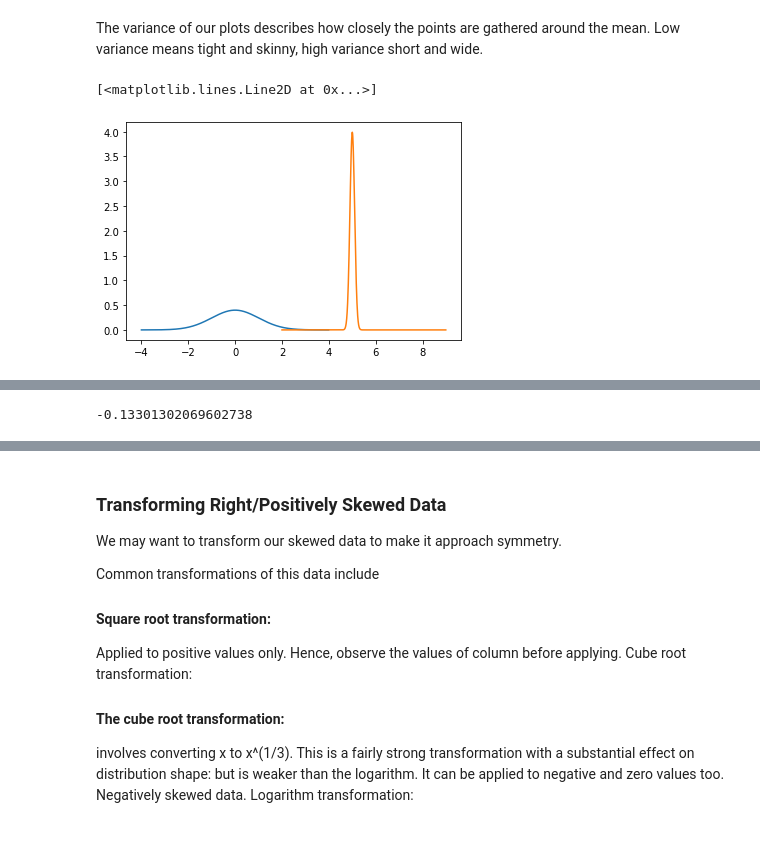
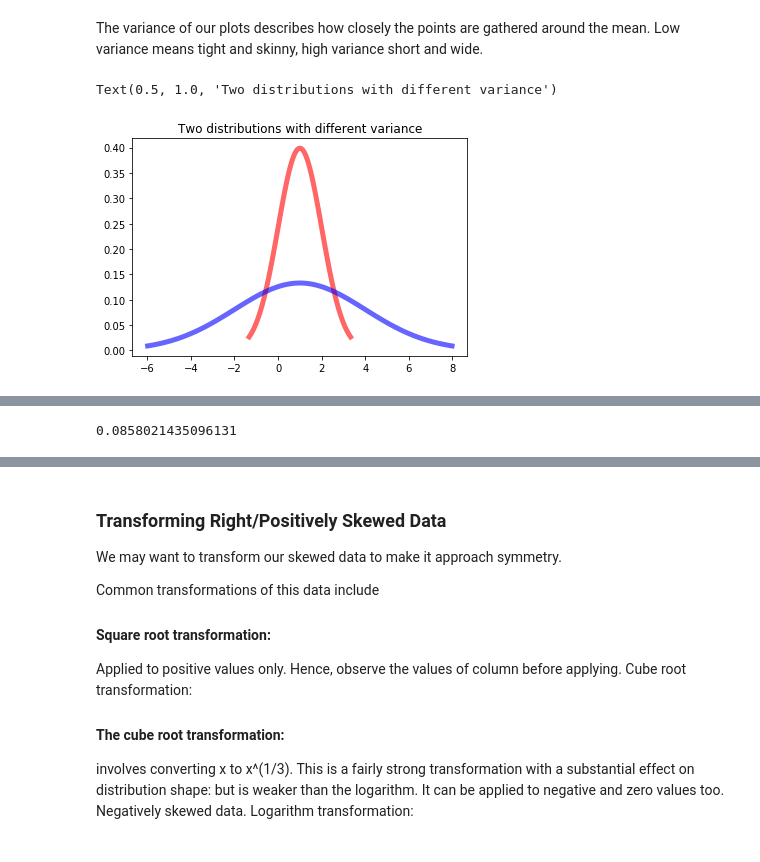
Before and after one commit to lecritch/distributions_seattle-chicago-ds, a Jupyter notebook: index.ipynb, the cells around one changed output, grey strips where cells are left out. Drawn from its saved outputs; the diff is of its cells as text; code cells hidden in the pictures.

```diff
--- a/index.ipynb
+++ b/index.ipynb
@@ -244,35 +283,36 @@ plt.plot(number_range_2, number_prob_2)
 # %% [markdown]
 The variance of our plots describes how closely the points are gathered around the mean.  Low variance means tight and skinny, high variance short and wide.
-# %%
-
-# Mess around with the variance to see how the shape is altered.
-import scipy
-import numpy as np
-
-mean = 0
-variance = 1
-number_range = np.arange(-4,4,.01)
-number_prob = [scipy.stats.norm(mean, variance).pdf(n) for n in number_range]
-
-variance = .1
-mean = 5
-number_range_2 = np.arange(2,9,.01)
-number_prob_2 = [scipy.stats.norm(mean, variance).pdf(n) for n in number_range_2]
-
-
-plt.plot(number_range, number_prob)
-plt.plot(number_range_2, number_prob_2)
-# %% [output]
-[<matplotlib.lines.Line2D at 0x...>]
-[figure, removed]
+# %%
+# Mess around with the variance to see how the shape is altered.
+
+fig, ax = plt.subplots()
+
+mean = 1
+var = 1
+z_curve = np.linspace(stats.norm(mean,var).ppf(0.01),
+             stats.norm(mean,var).ppf(0.99), 100)
+ax.plot(z_curve, stats.norm(mean,var).pdf(z_curve),
+     'r-', lw=5, alpha=0.6, label='z_curve')
+
+mean = 1
+var = 3
+z_curve = np.linspace(stats.norm(mean,var).ppf(0.01),
+             stats.norm(mean,var).ppf(0.99), 100)
+ax.plot(z_curve, stats.norm(mean,var).pdf(z_curve),
+     'b-', lw=5, alpha=0.6, label='norm pdf')
+
+ax.set_title("Two distributions with different variance")
+# %% [output]
+Text(0.5, 1.0, 'Two distributions with different variance')
+[figure, added]
 # %% [markdown]
 ## Skew
 
 We will touch briefly on the third and fourth moments for the normal curve. Skew is a measure of assymemtry.  A skew of zero is perfectly symetrical about the mean.
 ![skew](images/skew.png)
 # %%
-# We can check the skew with stats.skew
-number_range = np.random.normal(10,1,1000)
-stats.skew(number_range)
+# We can check skew with scipy
+z_curve = np.random.normal(0,1, 1000)
+print(stats.skew(z_curve))
 # %% [output]
--0.13301302069602738
+0.0858021435096131
```
Also changed, not shown: parts of 36 cells of this notebook, 18 other files.
